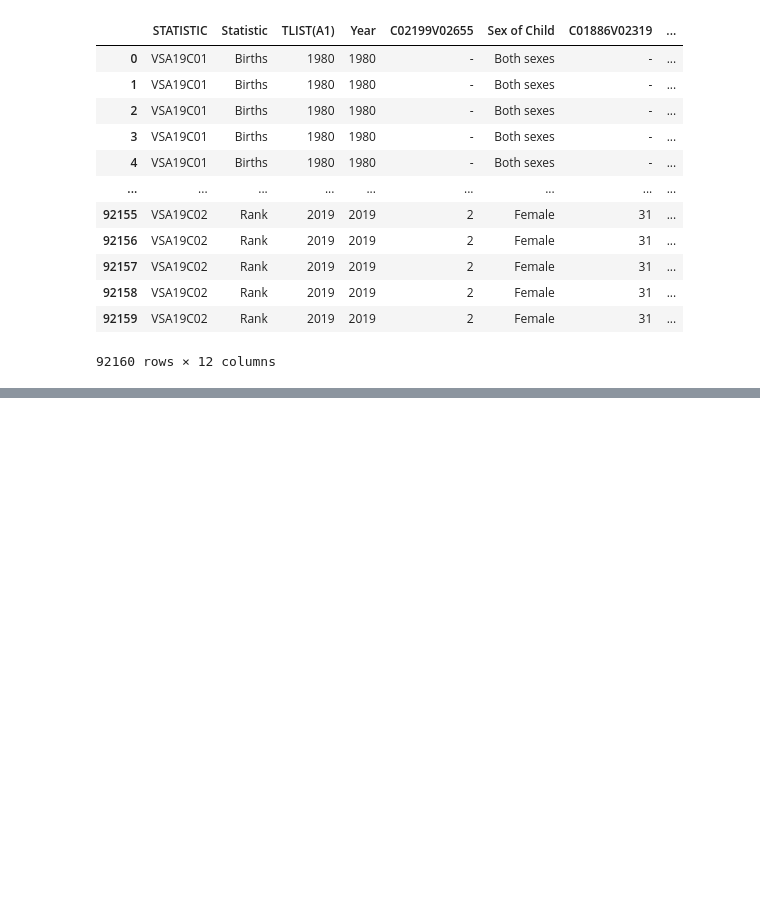
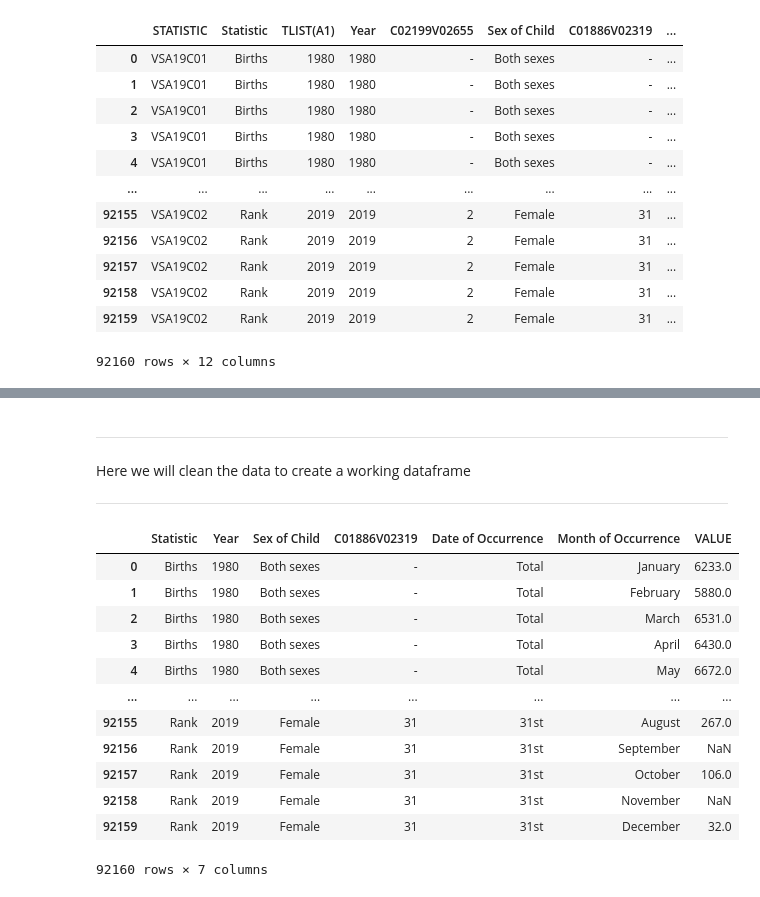
Before and after one commit to VCurry20/PDARandomData, a Jupyter notebook: Data Analysis Project.ipynb, the cells around one changed output, grey strips where cells are left out. Drawn from its saved outputs; the diff is of its cells as text; code cells hidden in the pictures; blank space fills up the shorter version.

```diff
--- a/Data Analysis Project.ipynb
+++ b/Data Analysis Project.ipynb
@@ -421,0 +480,26 @@ df
+# %% [markdown]
+***
+
+Here we will clean the data to create a working dataframe
+
+***
+# %%
+births = df[['Statistic', 'Year','Sex of Child', 'C01886V02319', 'Date of Occurrence','Month of Occurrence', 'VALUE']]
+# %%
+births
+
+#[3]
+# %% [output]
+|  | Statistic | Year | Sex of Child | C01886V02319 | Date of Occurrence | Month of Occurrence | VALUE |
+| 0 | Births | 1980 | Both sexes | - | Total | January | 6233.0 |
+| 1 | Births | 1980 | Both sexes | - | Total | February | 5880.0 |
+| 2 | Births | 1980 | Both sexes | - | Total | March | 6531.0 |
+| 3 | Births | 1980 | Both sexes | - | Total | April | 6430.0 |
+| 4 | Births | 1980 | Both sexes | - | Total | May | 6672.0 |
+| ... | ... | ... | ... | ... | ... | ... | ... |
+| 92155 | Rank | 2019 | Female | 31 | 31st | August | 267.0 |
+| 92156 | Rank | 2019 | Female | 31 | 31st | September | NaN |
+| 92157 | Rank | 2019 | Female | 31 | 31st | October | 106.0 |
+| 92158 | Rank | 2019 | Female | 31 | 31st | November | NaN |
+| 92159 | Rank | 2019 | Female | 31 | 31st | December | 32.0 |
+92160 rows × 7 columns
```
Also changed, not shown: parts of 14 cells of this notebook, 3 other files.
